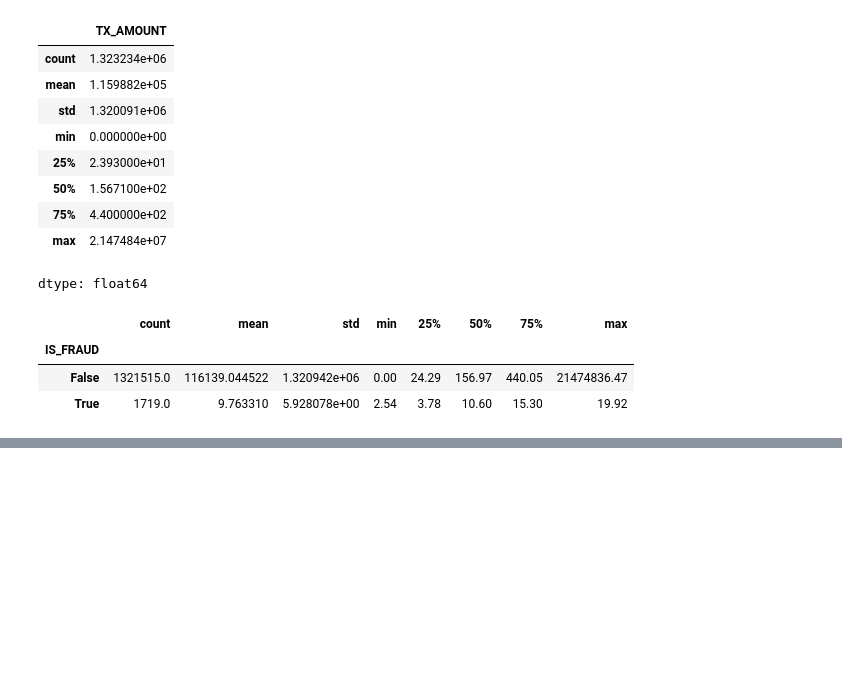
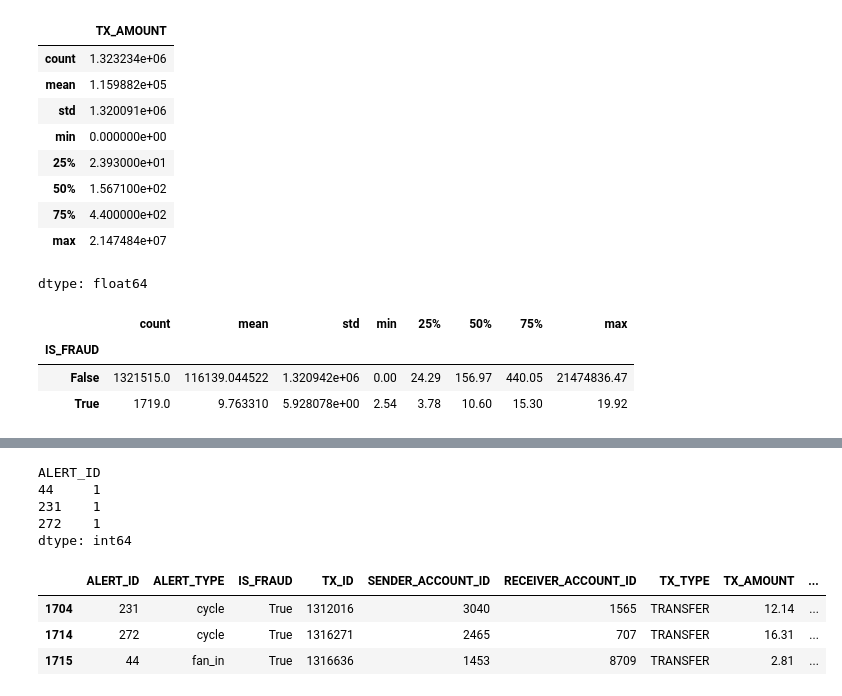
Before and after one commit to Roopanshi-Marwaha/Fraud_Ring_Detection, a Jupyter notebook: Fraud_Ring_Detection.ipynb, the cells around one changed output, grey strips where cells are left out. Saved outputs shown, nothing was run; the diff lists cells and outputs as text; code cells hidden in the pictures; blank space fills up the shorter version.

```diff
--- a/Fraud_Ring_Detection.ipynb
+++ b/Fraud_Ring_Detection.ipynb
@@ -197,0 +251,22 @@ transactions.groupby('IS_FRAUD')['TX_AMOUNT'].describe()
+# %%
+ring_sizes = alerts.groupby('ALERT_ID').size()
+single_tx_rings = ring_sizes[ring_sizes == 1]
+print(single_tx_rings)
+# %% [output]
+ALERT_ID
+44     1
+231    1
+272    1
+dtype: int64
+# %%
+alerts[alerts['ALERT_ID'].isin([44, 231, 272])]
+
+# Ye 3 single-tx rings (231, 272, 44) sab timestamp 198/199 pe hain
+# simulation ke last steps. Ring poora complete hone se pehle hi simulation khatam ho gayi (200 steps ka limit), isliye baaki  transactions record nahi hue.
+# Data error nahi, bas edge effect hai jo kisi bhi time bounded simulation mein ho sakta hai (jaise ek movie ka last scene achanak kat jaye).
+# Feature engineering mein to remember: kuch rings incomplete honge sirf time cutoff ki wajah se.
+# %% [output]
+|  | ALERT_ID | ALERT_TYPE | IS_FRAUD | TX_ID | SENDER_ACCOUNT_ID | RECEIVER_ACCOUNT_ID | TX_TYPE | TX_AMOUNT | ... |
+| 1704 | 231 | cycle | True | 1312016 | 3040 | 1565 | TRANSFER | 12.14 | ... |
+| 1714 | 272 | cycle | True | 1316271 | 2465 | 707 | TRANSFER | 16.31 | ... |
+| 1715 | 44 | fan_in | True | 1316636 | 1453 | 8709 | TRANSFER | 2.81 | ... |
```
Also changed, not shown: parts of 6 cells of this notebook.
